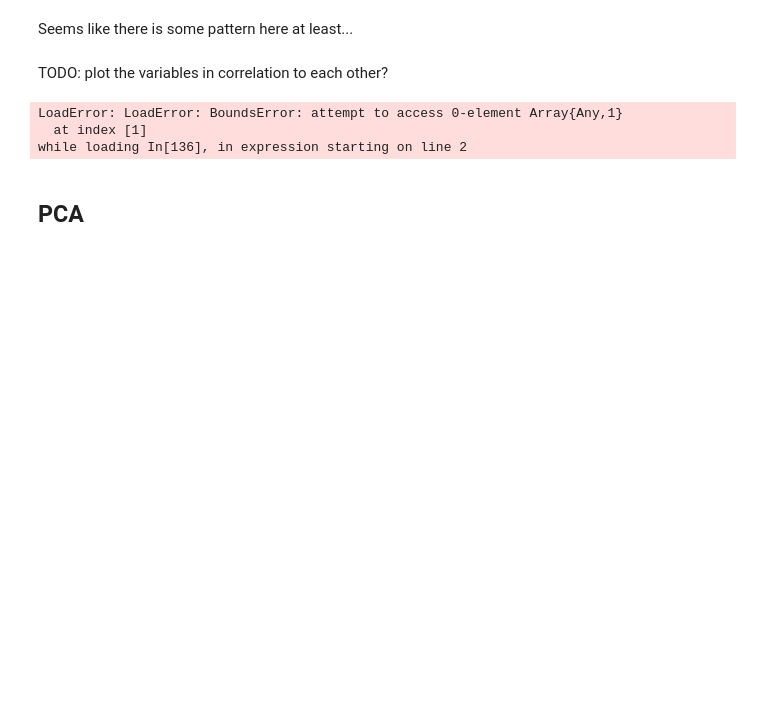
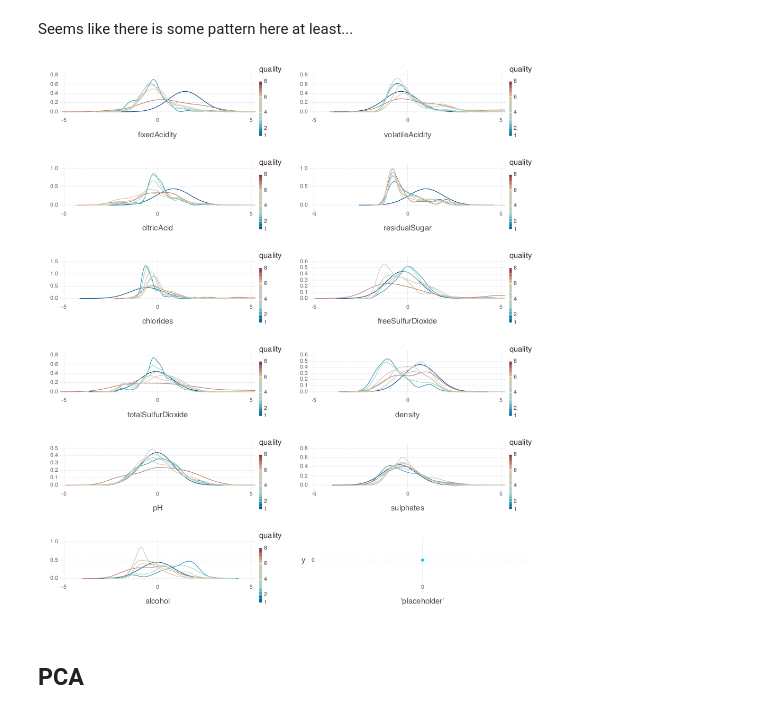
Before and after one commit to cle-ment/aalto-machine-learning-basics, a Jupyter notebook: regression_backprop.ipynb, the cells around one changed output. Cells and saved outputs as stored; diff of their text form; code cells hidden in the pictures; blank space fills up the shorter version.

```diff
--- a/regression_backprop.ipynb
+++ b/regression_backprop.ipynb
@@ -225,8 +184,6 @@ imread(string("plots/", filename, ".png"))
 [figure]
 # %% [markdown]
 Seems like there is some pattern here at least...
-# %% [markdown]
-TODO: plot the variables in correlation to each other?
 # %%
 plots = Gadfly.Plot[]
 
@@ -239,21 +196,19 @@ for variable in variables
 end
 push!(plots, placeholder);
 # %%
-filename = "density_quality_seperate"
+filename = "density_quality_grid"
 plotstack = vstack(
     hstack(plots[1], plots[2]),
     hstack(plots[3], plots[4]),
     hstack(plots[5], plots[6]),
     hstack(plots[7], plots[8]),
     hstack(plots[9], plots[10]),
     hstack(plots[11], plots[12]))
 draw(PDF(string("plots/", filename, ".pdf"), 25cm, 28cm), plotstack)
 draw(PNG(string("plots/", filename, ".png"), 25cm, 28cm), plotstack)
 imread(string("plots/", filename, ".png"))
 # %% [output]
-LoadError: LoadError: BoundsError: attempt to access 0-element Array{Any,1}
-  at index [1]
-while loading In[136], in expression starting on line 2
+[figure, added]
 # %% [markdown]
 ## PCA
 # %%
```
Also changed, not shown: parts of 34 cells of this notebook, 1 other file.
